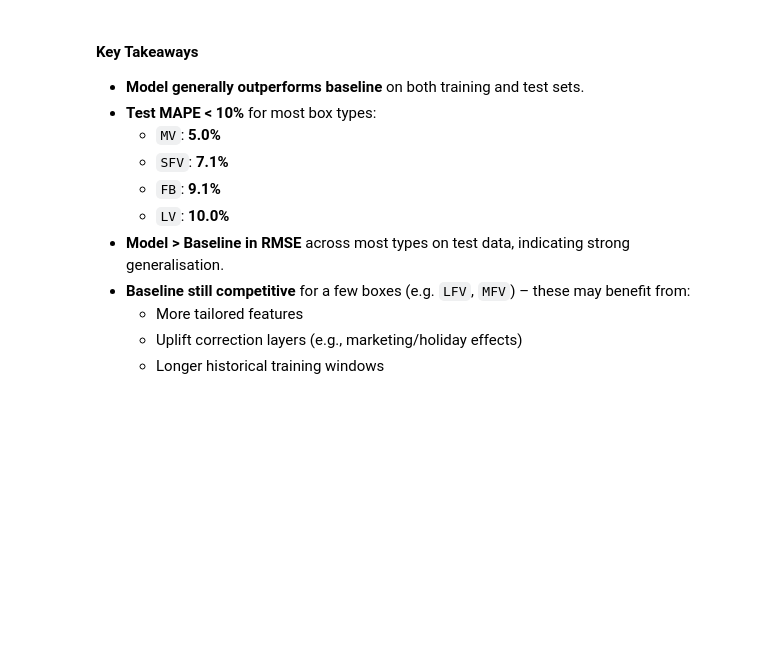
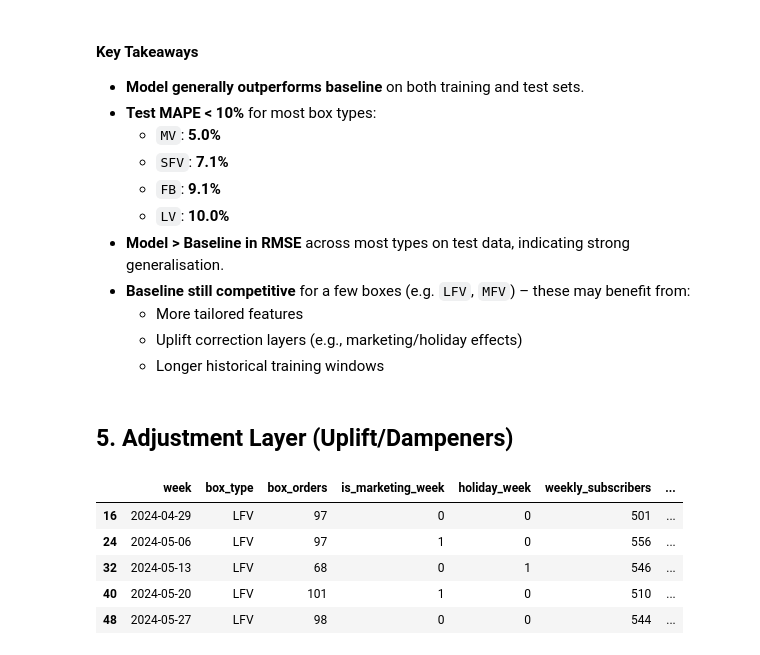
Before and after one commit to TheNerdyCat/ml-oddbox-forecasting, a Jupyter notebook: notebooks/02_model_dev.ipynb, the cells around one changed output. Drawn from its saved outputs; the diff is of its cells as text; code cells hidden in the pictures; blank space fills up the shorter version.

```diff
--- a/notebooks/02_model_dev.ipynb
+++ b/notebooks/02_model_dev.ipynb
@@ -455,3 +455,14 @@ plt.show()
   - More tailored features
   - Uplift correction layers (e.g., marketing/holiday effects)
   - Longer historical training windows
+# %% [markdown]
+## 5. Adjustment Layer (Uplift/Dampeners)
+# %%
+df_preds_all.head()
+# %% [output]
+|  | week | box_type | box_orders | is_marketing_week | holiday_week | weekly_subscribers | ... |
+| 16 | 2024-04-29 | LFV | 97 | 0 | 0 | 501 | ... |
+| 24 | 2024-05-06 | LFV | 97 | 1 | 0 | 556 | ... |
+| 32 | 2024-05-13 | LFV | 68 | 0 | 1 | 546 | ... |
+| 40 | 2024-05-20 | LFV | 101 | 1 | 0 | 510 | ... |
+| 48 | 2024-05-27 | LFV | 98 | 0 | 0 | 544 | ... |
```
Also changed, not shown: parts of 6 cells of this notebook.
